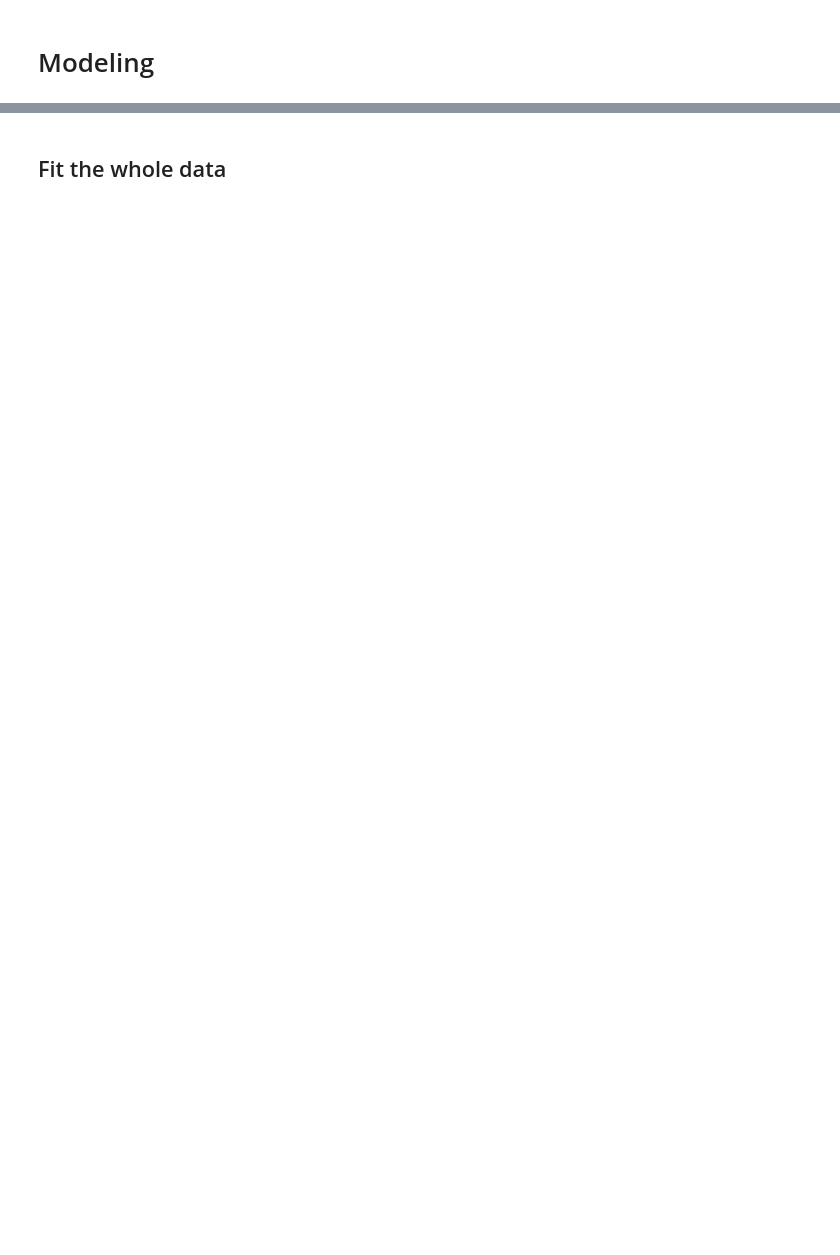
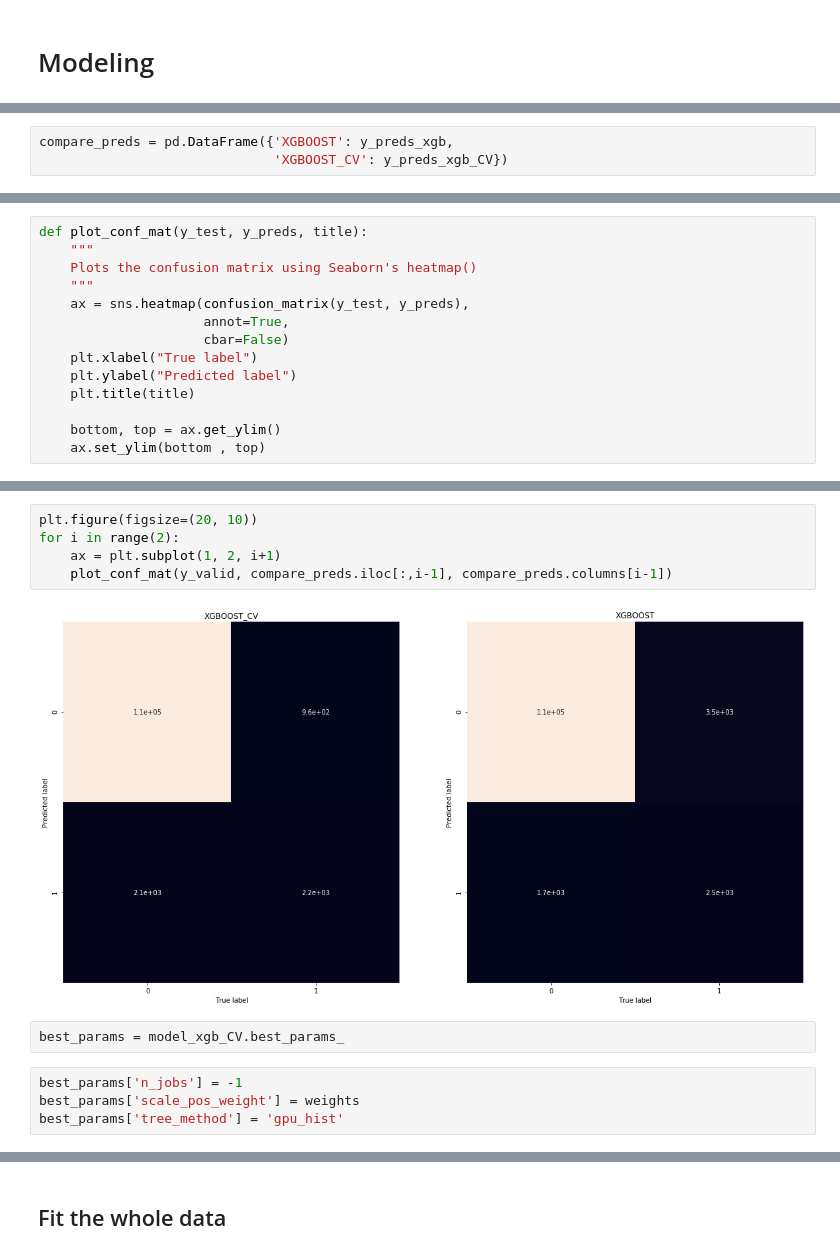
Before and after one commit to Jafarpisheh/IEEE-CIS-Fraud-Detection, a Jupyter notebook: FraudDetection.ipynb, the cells around one changed output, grey strips where cells are left out. Cells and saved outputs as stored; diff of their text form; blank space fills up the shorter version.

```diff
--- a/FraudDetection.ipynb
+++ b/FraudDetection.ipynb
@@ -358,0 +321,3 @@ model_scores
+# %%
+compare_preds = pd.DataFrame({'XGBOOST': y_preds_xgb,
+                              'XGBOOST_CV': y_preds_xgb_CV})
@@ -358,0 +327,14 @@ model_scores
+# %%
+def plot_conf_mat(y_test, y_preds, title):
+    """
+    Plots the confusion matrix using Seaborn's heatmap()
+    """
+    ax = sns.heatmap(confusion_matrix(y_test, y_preds),
+                     annot=True,
+                     cbar=False)
+    plt.xlabel("True label")
+    plt.ylabel("Predicted label")
+    plt.title(title)
+
+    bottom, top = ax.get_ylim()
+    ax.set_ylim(bottom , top)
@@ -358,0 +345,13 @@ model_scores
+# %%
+plt.figure(figsize=(20, 10))
+for i in range(2):
+    ax = plt.subplot(1, 2, i+1)
+    plot_conf_mat(y_valid, compare_preds.iloc[:,i-1], compare_preds.columns[i-1])
+# %% [output]
+[figure, added]
+# %%
+best_params = model_xgb_CV.best_params_
+# %%
+best_params['n_jobs'] = -1
+best_params['scale_pos_weight'] = weights
+best_params['tree_method'] = 'gpu_hist'
```
Also changed, not shown: parts of 61 cells of this notebook.
